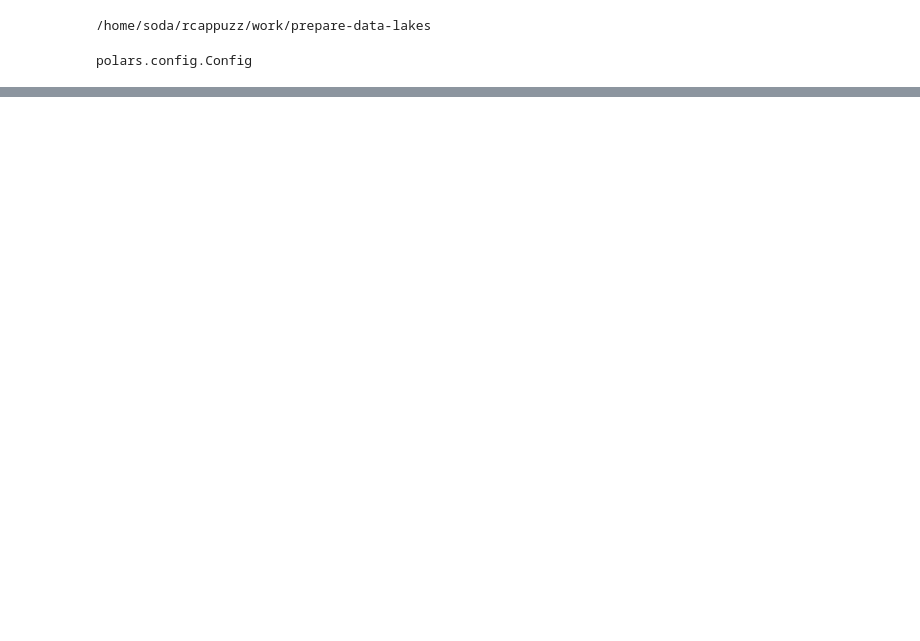
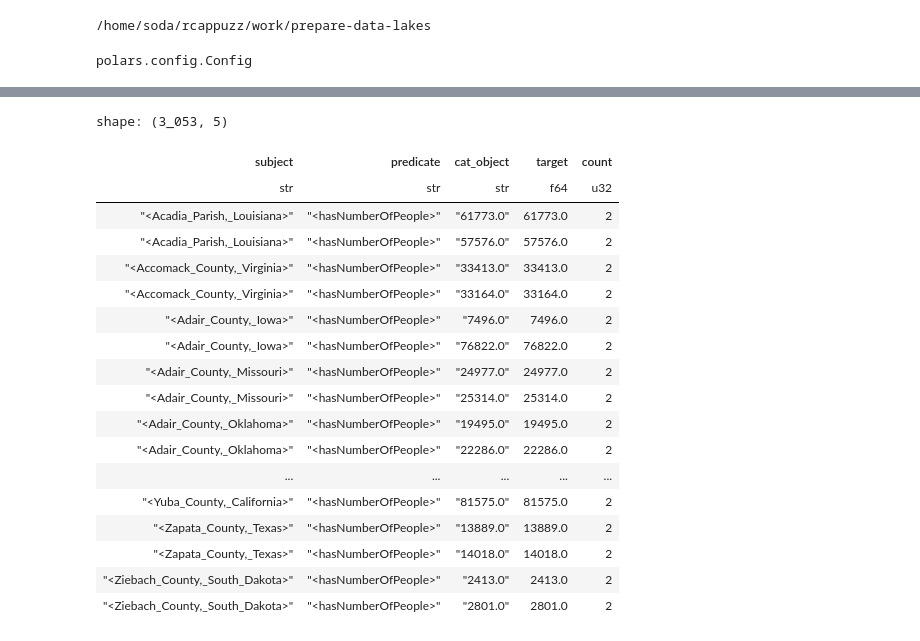
Before and after one commit to rcap107/YADL, a Jupyter notebook: notebooks/Refactor YADL preparation.ipynb, the cells around one changed output, grey strips where cells are left out. Drawn from its saved outputs; the diff is of its cells as text; code cells hidden in the pictures; blank space fills up the shorter version.

```diff
--- a/notebooks/Refactor YADL preparation.ipynb
+++ b/notebooks/Refactor YADL preparation.ipynb
@@ -78,0 +263,2 @@ shape: (1_015, 5)
+# %%
+df_elections = pl.read_parquet("data/us_elections-depleted-yadl.parquet")
@@ -78,0 +287,36 @@ shape: (1_015, 5)
+# %%
+df_population = (
+    df_facts.lazy()
+    .join(df_elections.lazy(), left_on="subject", right_on="col_to_embed")
+    .filter(pl.col("predicate") == "<hasNumberOfPeople>")
+    .drop("target", "party")
+    .with_columns(pl.col("cat_object").cast(float).alias("target"))
+    .drop("cat_objeect")
+    .unique()
+    .collect()
+)
+# %%
+df_population.join(
+    df_population.group_by("subject").agg(pl.count()).filter(pl.col("count") > 1),
+    on="subject",
+).sort("subject")
+# %% [output]
+shape: (3_053, 5)
+| subject | predicate | cat_object | target | count |
+| str | str | str | f64 | u32 |
+| "<Acadia_Parish,_Louisiana>" | "<hasNumberOfPeople>" | "61773.0" | 61773.0 | 2 |
+| "<Acadia_Parish,_Louisiana>" | "<hasNumberOfPeople>" | "57576.0" | 57576.0 | 2 |
+| "<Accomack_County,_Virginia>" | "<hasNumberOfPeople>" | "33413.0" | 33413.0 | 2 |
+| "<Accomack_County,_Virginia>" | "<hasNumberOfPeople>" | "33164.0" | 33164.0 | 2 |
+| "<Adair_County,_Iowa>" | "<hasNumberOfPeople>" | "7496.0" | 7496.0 | 2 |
+| "<Adair_County,_Iowa>" | "<hasNumberOfPeople>" | "76822.0" | 76822.0 | 2 |
+| "<Adair_County,_Missouri>" | "<hasNumberOfPeople>" | "24977.0" | 24977.0 | 2 |
+| "<Adair_County,_Missouri>" | "<hasNumberOfPeople>" | "25314.0" | 25314.0 | 2 |
+| "<Adair_County,_Oklahoma>" | "<hasNumberOfPeople>" | "19495.0" | 19495.0 | 2 |
+| "<Adair_County,_Oklahoma>" | "<hasNumberOfPeople>" | "22286.0" | 22286.0 | 2 |
+| ... | ... | ... | ... | ... |
+| "<Yuba_County,_California>" | "<hasNumberOfPeople>" | "81575.0" | 81575.0 | 2 |
+| "<Zapata_County,_Texas>" | "<hasNumberOfPeople>" | "13889.0" | 13889.0 | 2 |
+| "<Zapata_County,_Texas>" | "<hasNumberOfPeople>" | "14018.0" | 14018.0 | 2 |
+| "<Ziebach_County,_South_Dakota>" | "<hasNumberOfPeople>" | "2413.0" | 2413.0 | 2 |
+| "<Ziebach_County,_South_Dakota>" | "<hasNumberOfPeople>" | "2801.0" | 2801.0 | 2 |
```
Also changed, not shown: parts of 32 cells of this notebook, 2 other files.
